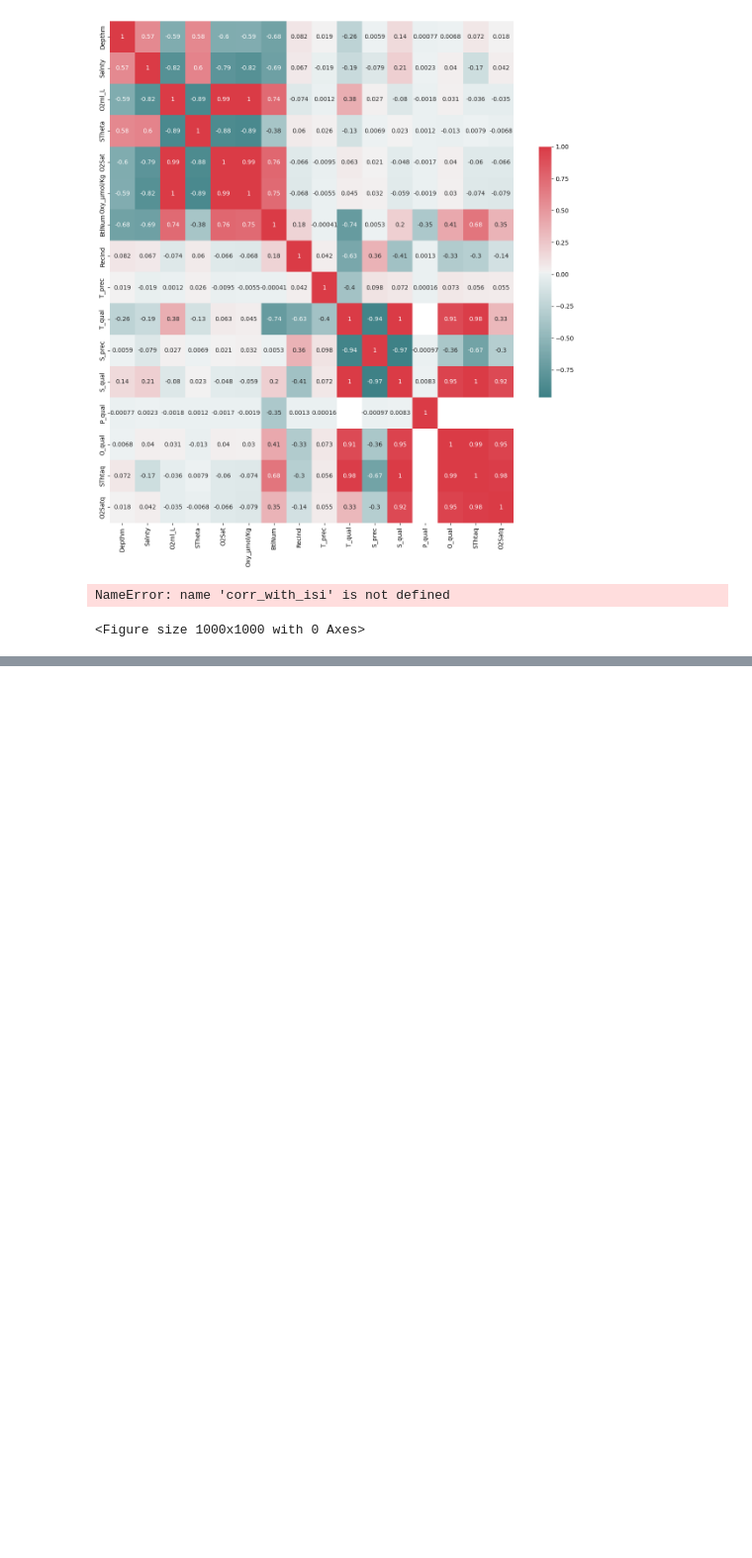
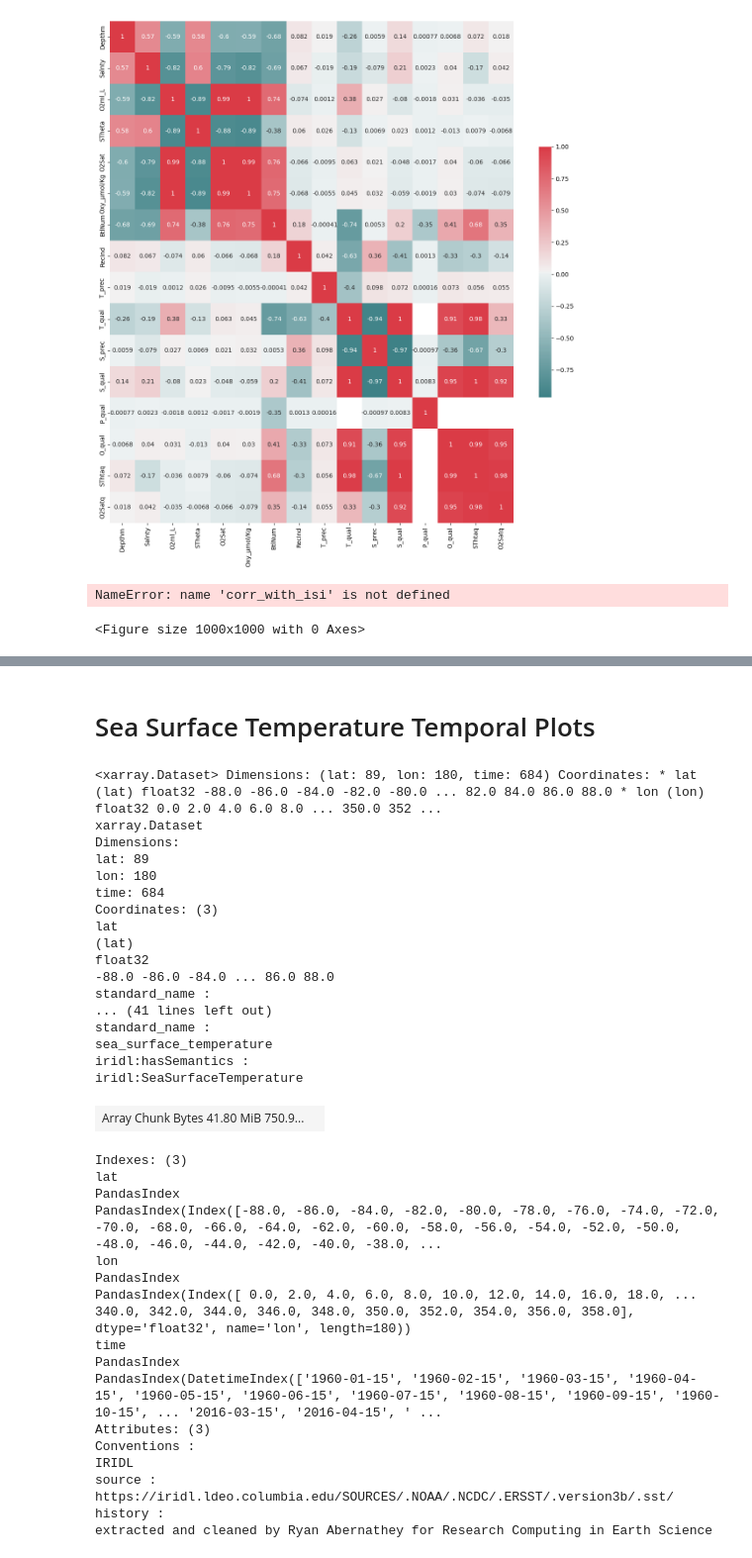
Before and after one commit to nci900/Data-Analytics, a Jupyter notebook: data_analytics.ipynb, the cells around one changed output, grey strips where cells are left out. Shown at 99% size. Saved outputs shown, nothing was run; the diff lists cells and outputs as text; code cells hidden in the pictures; blank space fills up the shorter version.

```diff
--- a/data_analytics.ipynb
+++ b/data_analytics.ipynb
@@ -108,0 +158,2 @@ dataframe.isnull().sum()
+# %% [markdown]
+# Sea Surface Temperature Temporal Plots
@@ -108,0 +164,38 @@ dataframe.isnull().sum()
+# %%
+f
+# %% [output]
+<xarray.Dataset> Dimensions: (lat: 89, lon: 180, time: 684) Coordinates: * lat (lat) float32 -88.0 -86.0 -84.0 -82.0 -80.0 ... 82.0 84.0 86.0 88.0 * lon (lon) float32 0.0 2.0 4.0 6.0 8.0 ... 350.0 352 ...
+xarray.Dataset
+Dimensions:
+lat: 89
+lon: 180
+time: 684
+Coordinates: (3)
+lat
+(lat)
+float32
+-88.0 -86.0 -84.0 ... 86.0 88.0
+standard_name :
+... (41 lines left out)
+standard_name :
+sea_surface_temperature
+iridl:hasSemantics :
+iridl:SeaSurfaceTemperature
+| Array Chunk Bytes 41.80 MiB 750.9... |  |
+Indexes: (3)
+lat
+PandasIndex
+PandasIndex(Index([-88.0, -86.0, -84.0, -82.0, -80.0, -78.0, -76.0, -74.0, -72.0, -70.0, -68.0, -66.0, -64.0, -62.0, -60.0, -58.0, -56.0, -54.0, -52.0, -50.0, -48.0, -46.0, -44.0, -42.0, -40.0, -38.0, ...
+lon
+PandasIndex
+PandasIndex(Index([ 0.0, 2.0, 4.0, 6.0, 8.0, 10.0, 12.0, 14.0, 16.0, 18.0, ... 340.0, 342.0, 344.0, 346.0, 348.0, 350.0, 352.0, 354.0, 356.0, 358.0], dtype='float32', name='lon', length=180))
+time
+PandasIndex
+PandasIndex(DatetimeIndex(['1960-01-15', '1960-02-15', '1960-03-15', '1960-04-15', '1960-05-15', '1960-06-15', '1960-07-15', '1960-08-15', '1960-09-15', '1960-10-15', ... '2016-03-15', '2016-04-15', ' ...
+Attributes: (3)
+Conventions :
+IRIDL
+source :
+https://iridl.ldeo.columbia.edu/SOURCES/.NOAA/.NCDC/.ERSST/.version3b/.sst/
+history :
+extracted and cleaned by Ryan Abernathey for Research Computing in Earth Science
```
Also changed, not shown: parts of 18 cells of this notebook, 2 other files.
